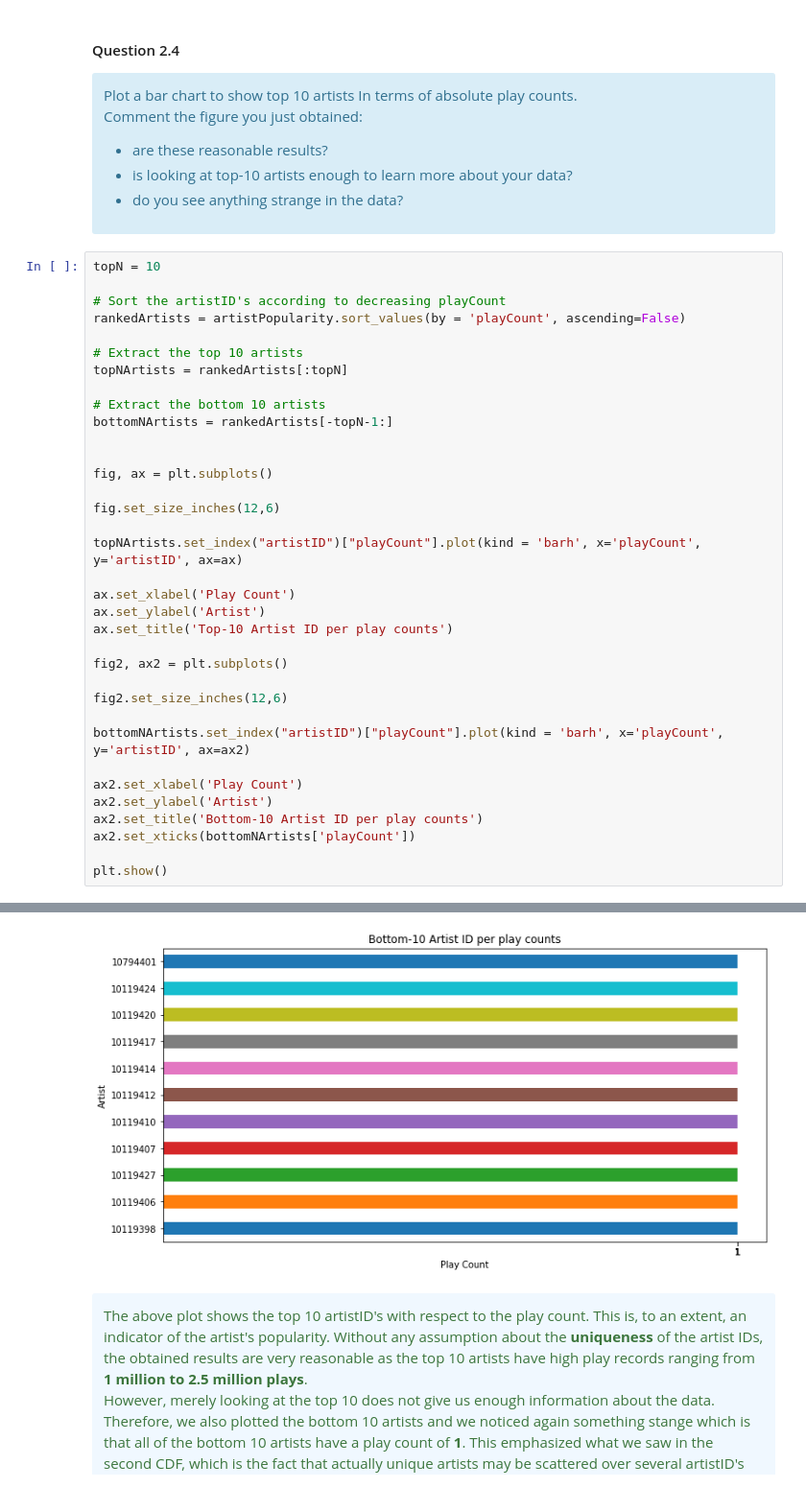
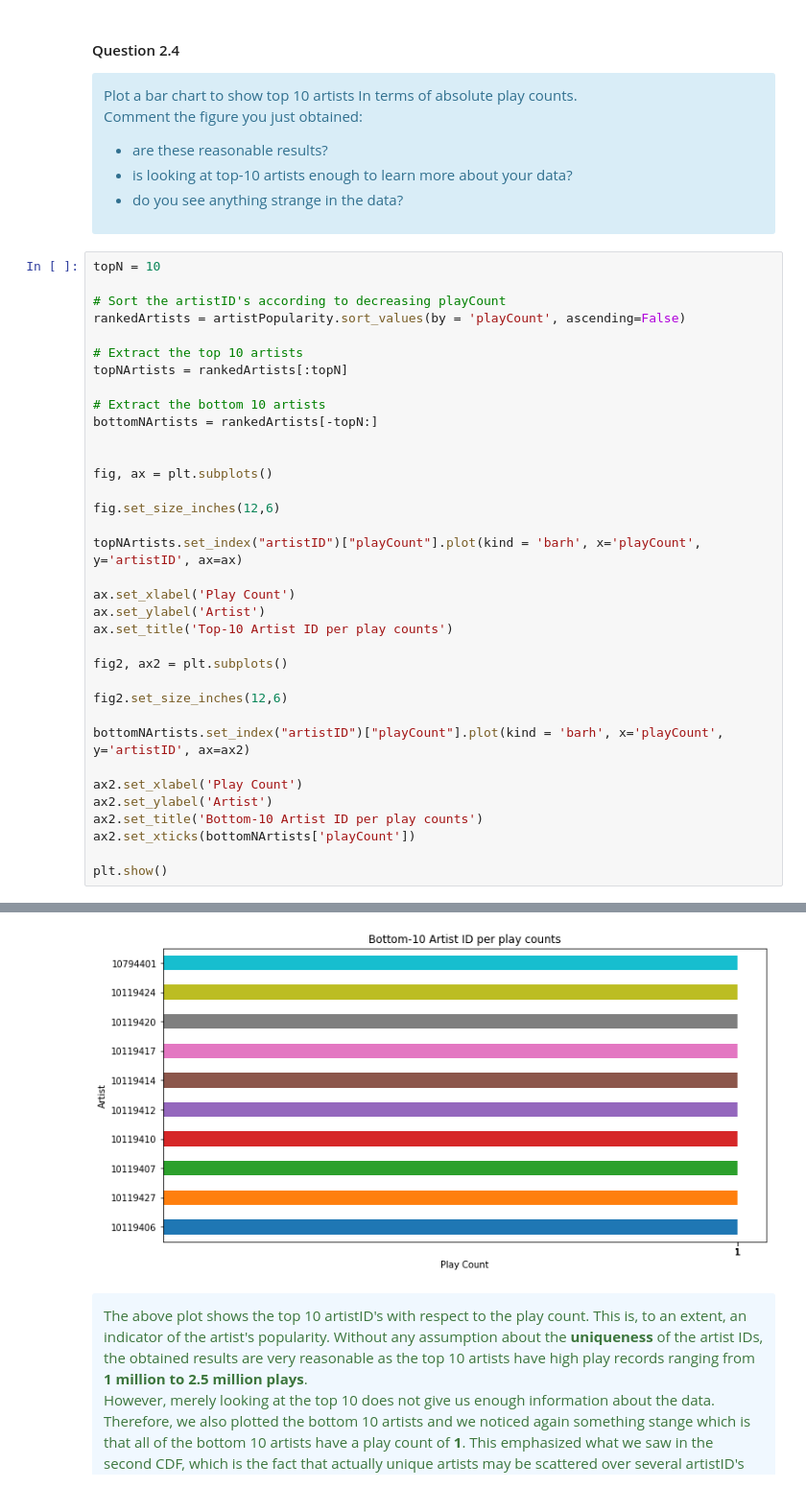
Before and after one commit to kandakji/Implicit-Feedback-Music-Recommender-System, a Jupyter notebook: RecSys-public.ipynb, the cells around one changed output, grey strips where cells are left out. Shown at 96% size. Cells and saved outputs as stored; diff of their text form.

```diff
--- a/RecSys-public.ipynb
+++ b/RecSys-public.ipynb
@@ -354,35 +354,35 @@ rankedArtists = artistPopularity.sort_values(by = 'playCount', ascending=False)
 # Extract the top 10 artists
 topNArtists = rankedArtists[:topN]
 
 # Extract the bottom 10 artists
-bottomNArtists = rankedArtists[-topN-1:]
+bottomNArtists = rankedArtists[-topN:]
 
 
 fig, ax = plt.subplots()
 
 fig.set_size_inches(12,6)
 
 topNArtists.set_index("artistID")["playCount"].plot(kind = 'barh', x='playCount', y='artistID', ax=ax)
 
 ax.set_xlabel('Play Count')
 ax.set_ylabel('Artist')
 ax.set_title('Top-10 Artist ID per play counts')
 
 fig2, ax2 = plt.subplots()
 
 fig2.set_size_inches(12,6)
 
 bottomNArtists.set_index("artistID")["playCount"].plot(kind = 'barh', x='playCount', y='artistID', ax=ax2)
 
 ax2.set_xlabel('Play Count')
 ax2.set_ylabel('Artist')
 ax2.set_title('Bottom-10 Artist ID per play counts')
 ax2.set_xticks(bottomNArtists['playCount'])
 
 plt.show()
 # %% [output]
 [figure]
-[figure, old version]
+[figure, new version]
 # %% [markdown]
 <div class="alert alert-success" style="background-color: AliceBlue; border-color: CornflowerBlue ">
 The above plot shows the top 10 artistID's with respect to the play count. This is, to an extent, an indicator of the artist's popularity. Without any assumption about the <b>uniqueness</b> of the artist IDs, the obtained results are very reasonable as the top 10 artists have high play records ranging from <b>1 million to 2.5 million plays</b>.<br>However, merely looking at the top 10 does not give us enough information about the data. Therefore, we also plotted the bottom 10 artists and we noticed again something stange which is that all of the bottom 10 artists have a play count of <b>1</b>. This emphasized what we saw in the second CDF, which is the fact that actually unique artists may be scattered over several artistID's which is causing the play counts to be <b>diluted</b>.<br>
```
Also changed, not shown: parts of 8 cells of this notebook.
